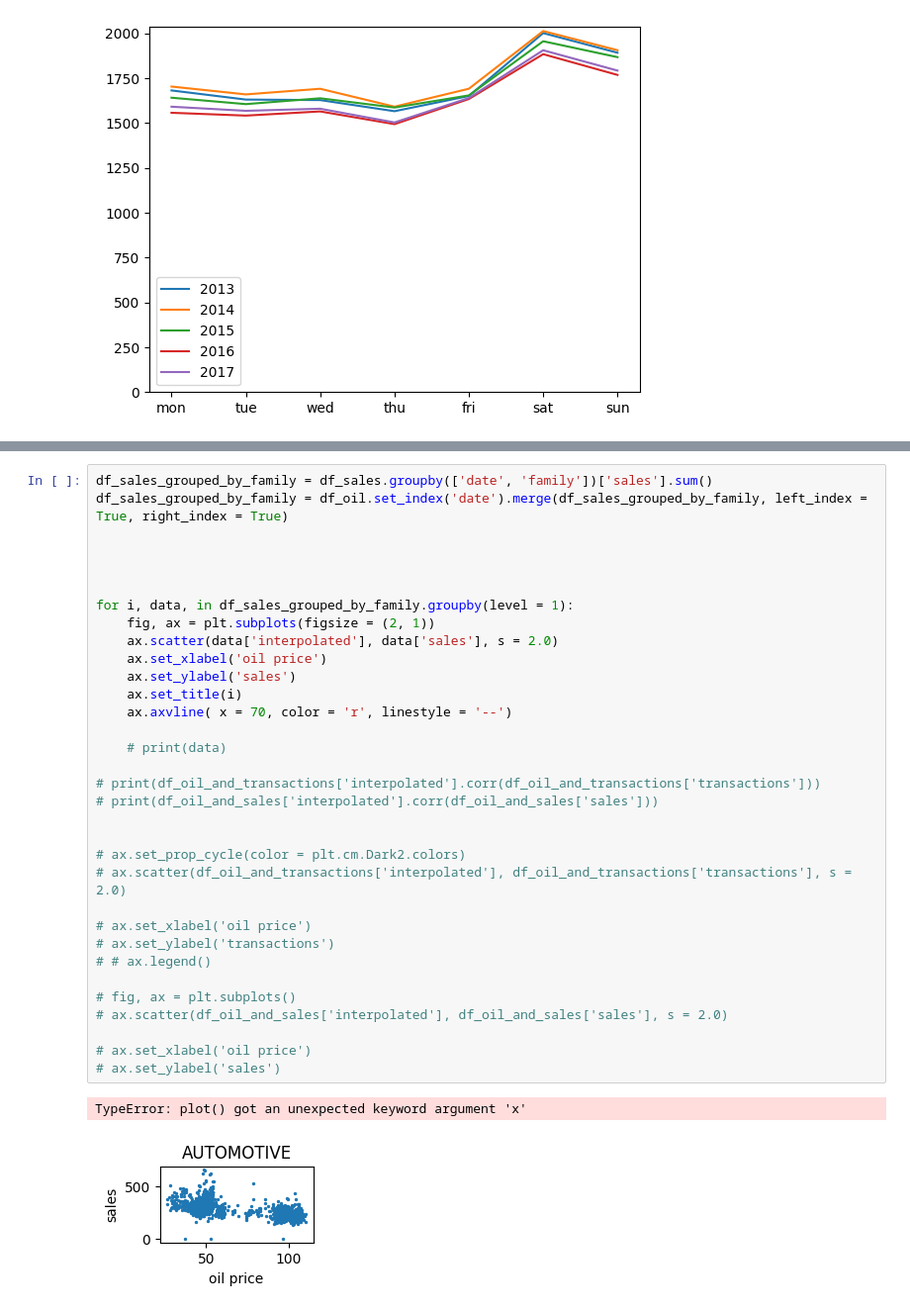
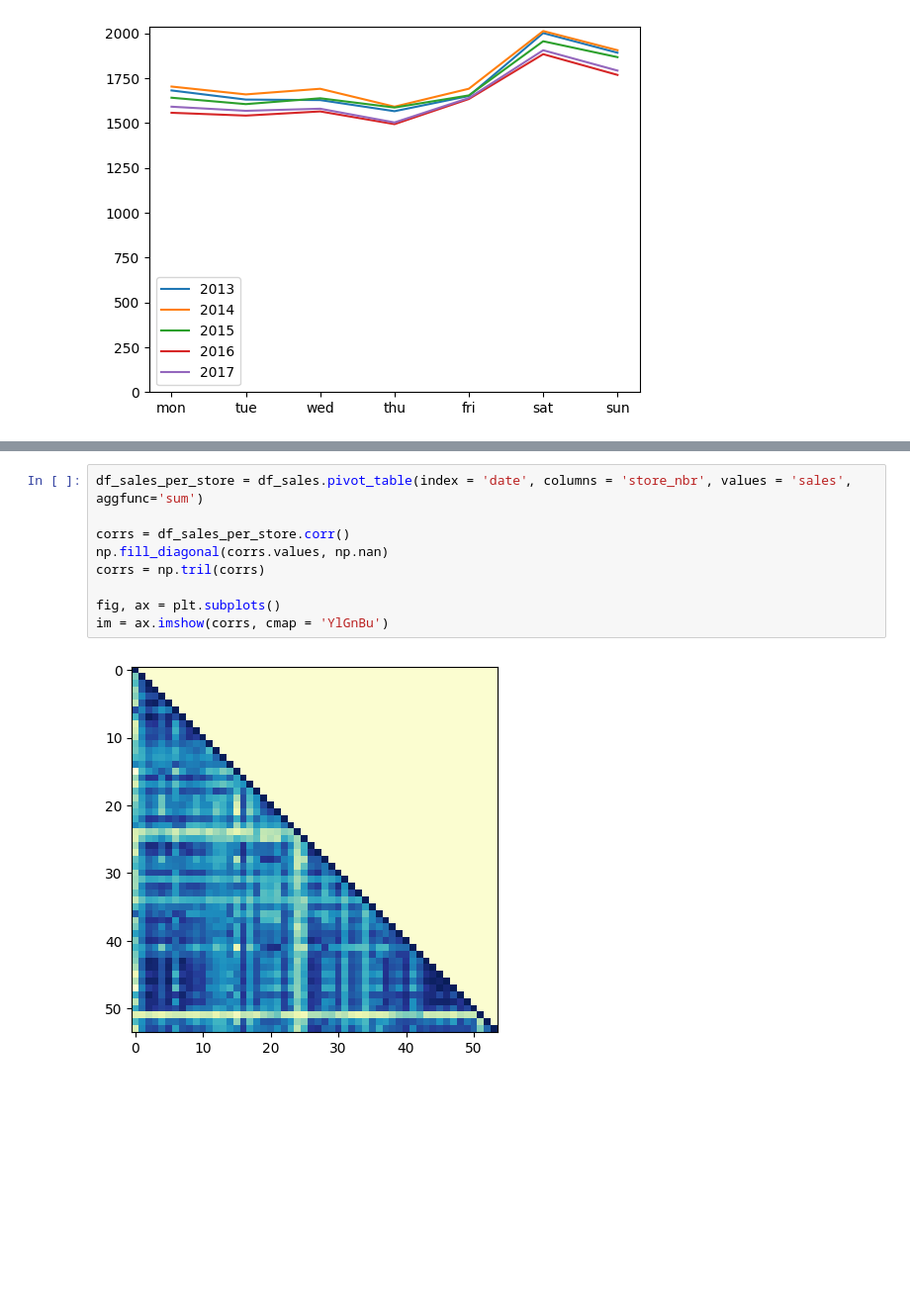
Before and after one commit to wubmans/wubs_kaggle, a Jupyter notebook: store_sales/store_sales.ipynb, the cells around one changed output, grey strips where cells are left out. Shown at 99% size. Drawn from its saved outputs; the diff is of its cells as text; blank space fills up the shorter version.

Commit message:
corr matrix

```diff
--- a/store_sales/store_sales.ipynb
+++ b/store_sales/store_sales.ipynb
@@ -114,36 +76,11 @@ Text(0, 0.5, 'sales')
-# %%
-df_sales_grouped_by_family = df_sales.groupby(['date', 'family'])['sales'].sum()
-df_sales_grouped_by_family = df_oil.set_index('date').merge(df_sales_grouped_by_family, left_index = True, right_index = True)
-
-
-
-
-for i, data, in df_sales_grouped_by_family.groupby(level = 1):
-    fig, ax = plt.subplots(figsize = (2, 1))
-    ax.scatter(data['interpolated'], data['sales'], s = 2.0)
-    ax.set_xlabel('oil price')
-    ax.set_ylabel('sales')
-    ax.set_title(i)
-    ax.axvline( x = 70, color = 'r', linestyle = '--')
-
-    # print(data)
-
-# print(df_oil_and_transactions['interpolated'].corr(df_oil_and_transactions['transactions']))
-# print(df_oil_and_sales['interpolated'].corr(df_oil_and_sales['sales']))
-
-
-# ax.set_prop_cycle(color = plt.cm.Dark2.colors)
-# ax.scatter(df_oil_and_transactions['interpolated'], df_oil_and_transactions['transactions'], s = 2.0)
-
-# ax.set_xlabel('oil price')
-# ax.set_ylabel('transactions')
-# # ax.legend()
-
-# fig, ax = plt.subplots()
-# ax.scatter(df_oil_and_sales['interpolated'], df_oil_and_sales['sales'], s = 2.0)
-
-# ax.set_xlabel('oil price')
-# ax.set_ylabel('sales')
-# %% [output]
-TypeError: plot() got an unexpected keyword argument 'x'
-[figure, removed]
+# %%
+df_sales_per_store = df_sales.pivot_table(index = 'date', columns = 'store_nbr', values = 'sales', aggfunc='sum')
+
+corrs = df_sales_per_store.corr()
+np.fill_diagonal(corrs.values, np.nan)
+corrs = np.tril(corrs)
+
+fig, ax = plt.subplots()
+im = ax.imshow(corrs, cmap = 'YlGnBu')
+# %% [output]
+[figure, added]
```
Also changed, not shown: parts of 2 cells of this notebook.
